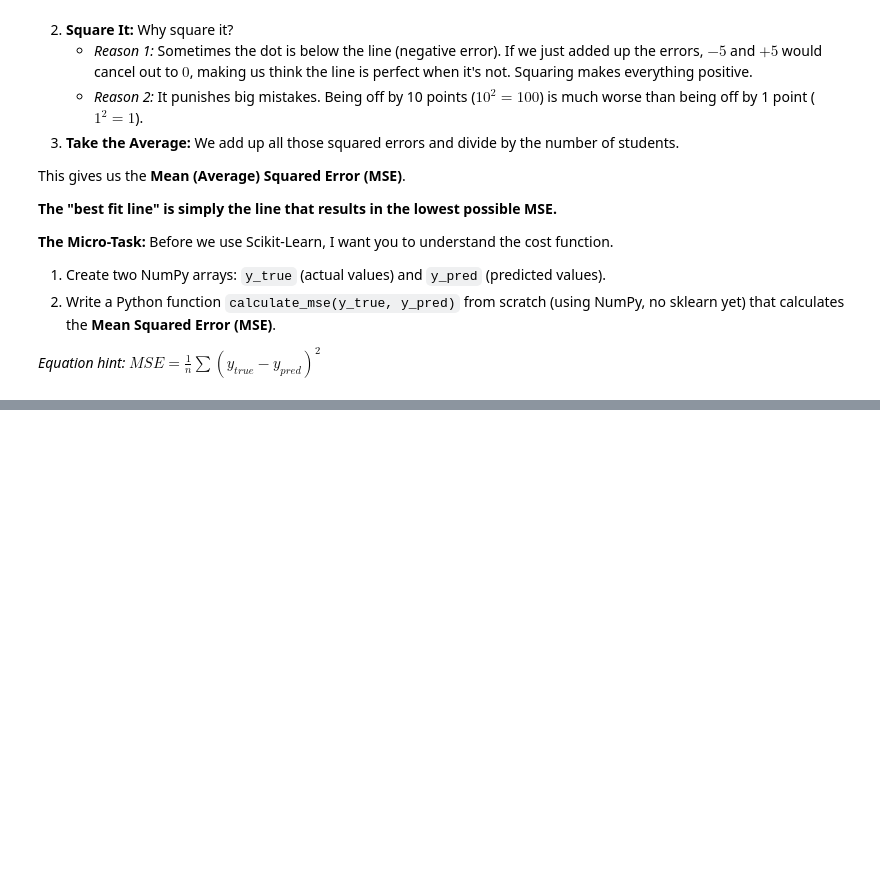
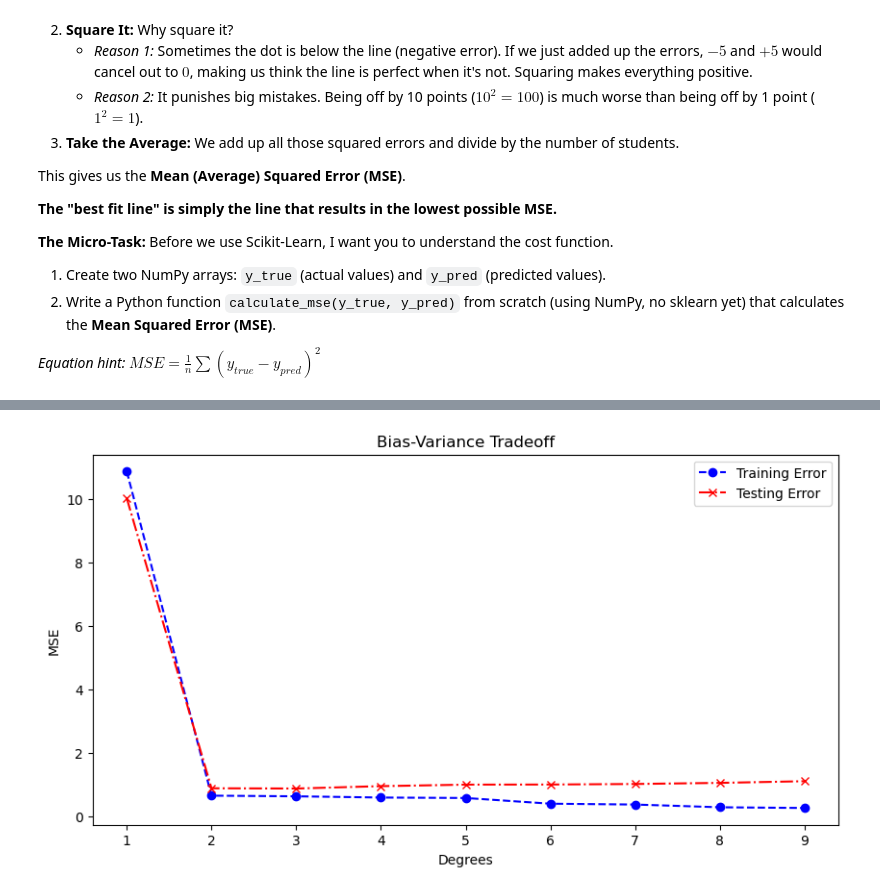
Before and after one commit to Ujwal-Ramachandran/AI-ML-from-Scratch, a Jupyter notebook: Foundation - Linear/M1 - L2 - Classical ML.ipynb, the cells around one changed output, grey strips where cells are left out. Saved outputs shown, nothing was run; the diff lists cells and outputs as text; code cells hidden in the pictures; blank space fills up the shorter version.

```diff
--- a/Foundation - Linear/M1 - L2 - Classical ML.ipynb
+++ b/Foundation - Linear/M1 - L2 - Classical ML.ipynb
@@ -114,0 +238,12 @@ I want you to write a function that performs **one single step** of Gradient Des
+# %%
+w = 0.5
+learning_rate = 0.01
+
+x = np.array([2, 4, 7, 9])
+y_true = np.array([4, 8, 14, 18]) ## Take any y = mx example. We know the slope is 2, therefore the final wieght should also be 2
+
+for _ in range(100):
+    y_pred = x * w
+    gradient = np.mean(2 * (y_pred - y_true) * x)
+    w = update_weight(w, gradient, learning_rate)
+w
@@ -114,0 +482,5 @@ I want you to write a function that performs **one single step** of Gradient Des
+# %%
+x = np.linspace(-3, 3, 20)
+y_clean = x ** 2
+y_train = y_clean + np.random.normal(0, 1, 20)
+y_test = y_clean + np.random.normal(0, 1, 20)
@@ -114,0 +509,6 @@ I want you to write a function that performs **one single step** of Gradient Des
+# %%
+train_error = []
+test_error = []
+for deg in range(1, 10):
+    coeff = np.polyfit(x, y_train, deg)
+    model = np.poly1d(coeff)
@@ -114,0 +535,12 @@ I want you to write a function that performs **one single step** of Gradient Des
+# %%
+train_error = []
+test_error = []
+
+for deg in range(1, 10):
+    coeff = np.polyfit(x, y_train, deg)
+    model = np.poly1d(coeff)
+    y_pred = model(x)
+    mse_train = np.mean((y_pred - y_train) ** 2)
+    mse_test = np.mean((y_pred - y_test) ** 2)
+    train_error.append(mse_train)
+    test_error.append(mse_test)
@@ -114,0 +570,12 @@ I want you to write a function that performs **one single step** of Gradient Des
+# %%
+degrees = range(1, 10)
+plt.figure(figsize = (10, 5))
+plt.plot(degrees, train_error, color = "Blue", marker = "o", linestyle = "--", label = "Training Error")
+plt.plot(degrees, test_error, color = "Red", marker = "x", linestyle = "-.", label = "Testing Error")
+plt.xlabel("Degrees")
+plt.ylabel("MSE")
+plt.legend()
+plt.title("Bias-Variance Tradeoff")
+plt.show()
+# %% [output]
+[figure, added]
```
Also changed, not shown: parts of 26 cells of this notebook.
